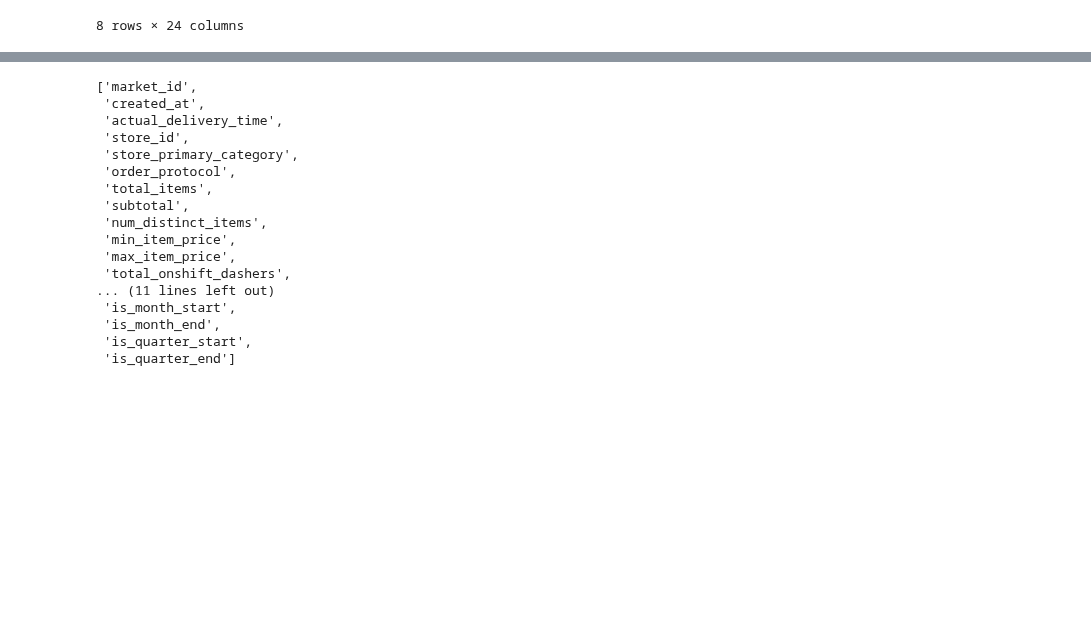
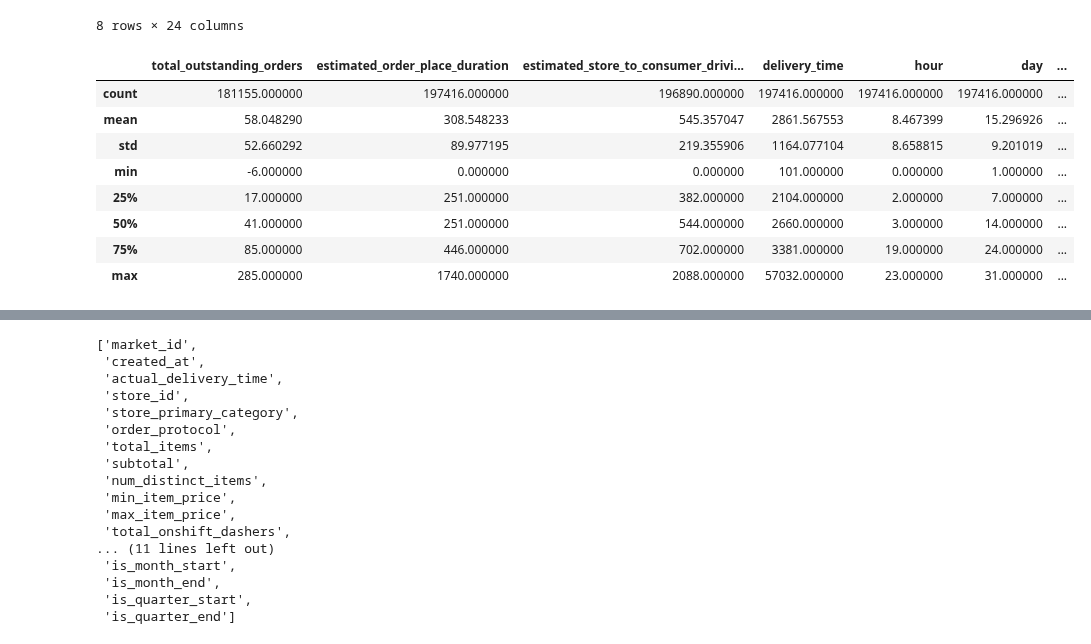
Before and after one commit to mindyng/2023-Business-Projects, a Jupyter notebook: doordash-delivery-time-prediction.ipynb, the cells around one changed output, grey strips where cells are left out. Drawn from its saved outputs; the diff is of its cells as text; code cells hidden in the pictures; blank space fills up the shorter version.

Commit message:
Kaggle Notebook | DoorDash Delivery Time Prediction | Version 12

```diff
--- a/doordash-delivery-time-prediction.ipynb
+++ b/doordash-delivery-time-prediction.ipynb
@@ -1204,3 +1204,29 @@ data.describe()
 | 75% | 4.000000 | 5299.000000 | 4.000000 | 4.000000 | 3395.000000 | 3.000000 | 949.000000 | ... |
 | max | 6.000000 | 6987.000000 | 7.000000 | 84.000000 | 27100.000000 | 20.000000 | 14700.000000 | ... |
 8 rows × 24 columns
+# %%
+temp = data[[ 'total_outstanding_orders',
+ 'estimated_order_place_duration',
+ 'estimated_store_to_consumer_driving_duration',
+ 'delivery_time',
+ 'hour',
+ 'day',
+ 'day_of_week',
+ 'is_weekend',
+ 'month',
+ 'quarter',
+ 'is_month_start',
+ 'is_month_end',
+ 'is_quarter_start',
+ 'is_quarter_end']]
+temp.describe()
+# %% [output]
+|  | total_outstanding_orders | estimated_order_place_duration | estimated_store_to_consumer_drivi... | delivery_time | hour | day | ... |
+| count | 181155.000000 | 197416.000000 | 196890.000000 | 197416.000000 | 197416.000000 | 197416.000000 | ... |
+| mean | 58.048290 | 308.548233 | 545.357047 | 2861.567553 | 8.467399 | 15.296926 | ... |
+| std | 52.660292 | 89.977195 | 219.355906 | 1164.077104 | 8.658815 | 9.201019 | ... |
+| min | -6.000000 | 0.000000 | 0.000000 | 101.000000 | 0.000000 | 1.000000 | ... |
+| 25% | 17.000000 | 251.000000 | 382.000000 | 2104.000000 | 2.000000 | 7.000000 | ... |
+| 50% | 41.000000 | 251.000000 | 544.000000 | 2660.000000 | 3.000000 | 14.000000 | ... |
+| 75% | 85.000000 | 446.000000 | 702.000000 | 3381.000000 | 19.000000 | 24.000000 | ... |
+| max | 285.000000 | 1740.000000 | 2088.000000 | 57032.000000 | 23.000000 | 31.000000 | ... |
```
Also changed, not shown: parts of 18 cells of this notebook.
